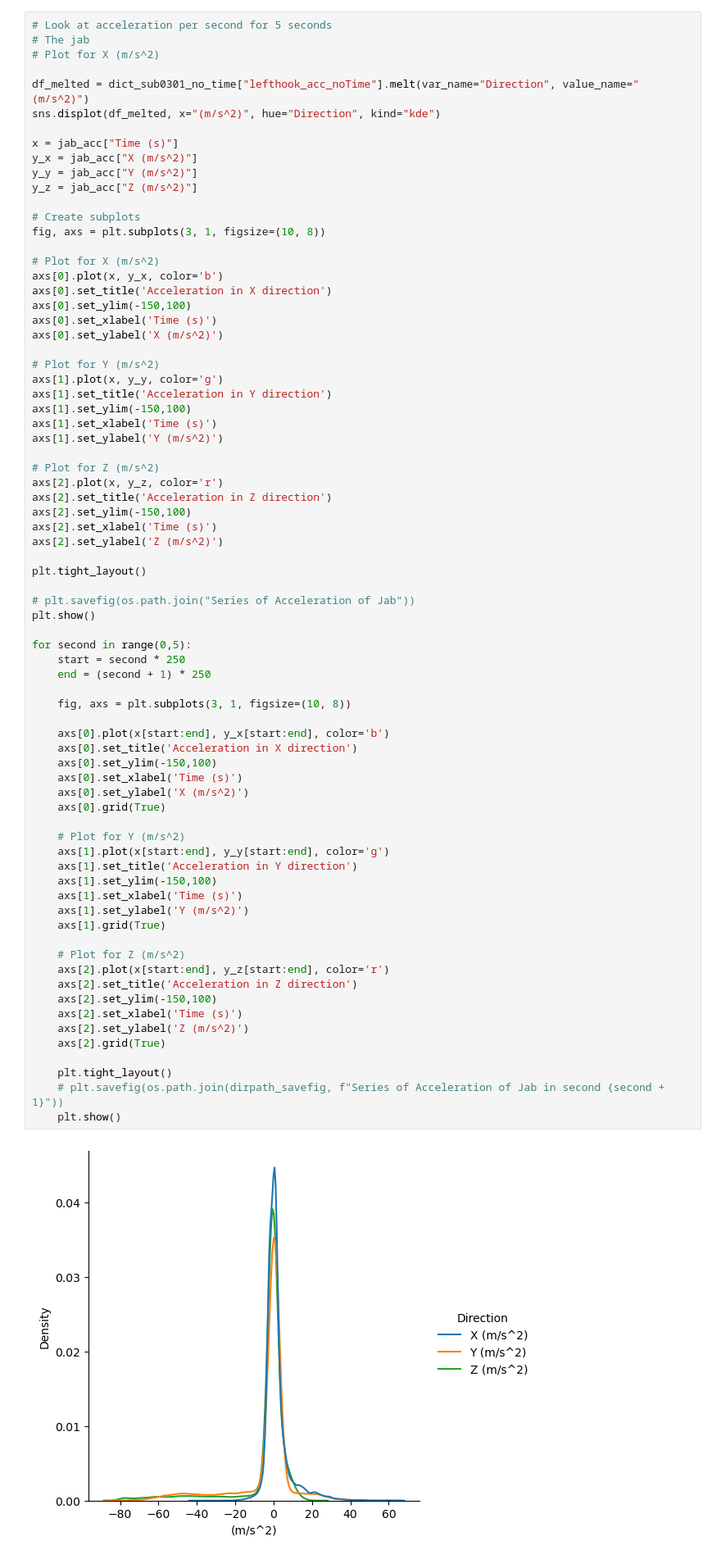
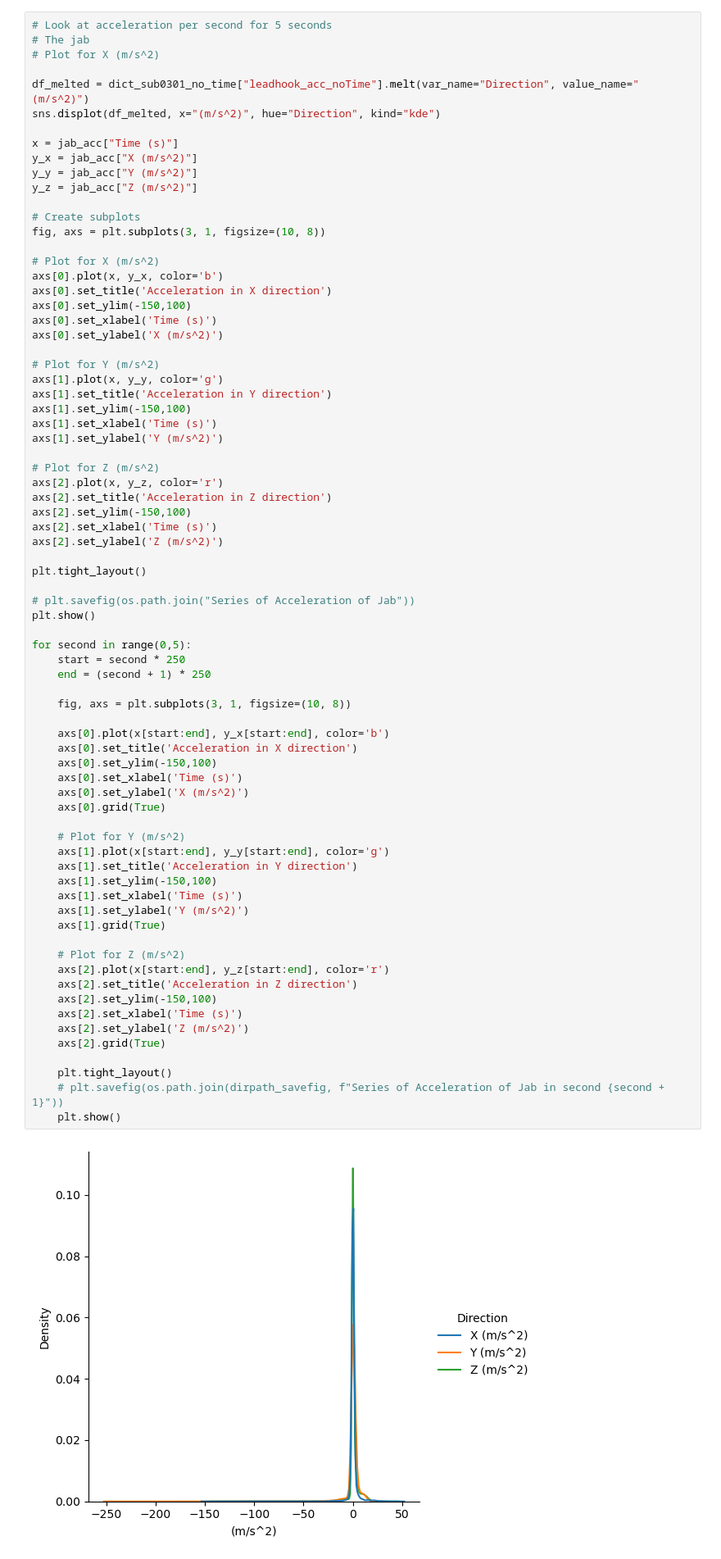
Before and after one commit to BruceLeo99/MLQS-VU-Project-Tyson, a Jupyter notebook: Experimental Boxing data review.ipynb, the cells around one changed output. Shown at 82% size. Drawn from its saved outputs; the diff is of its cells as text.

```diff
--- a/Experimental Boxing data review.ipynb
+++ b/Experimental Boxing data review.ipynb
@@ -343,7 +332,7 @@ for data in dict_sub0301_no_time.keys():
 # The jab
 # Plot for X (m/s^2)
 
-df_melted = dict_sub0301_no_time["lefthook_acc_noTime"].melt(var_name="Direction", value_name="(m/s^2)")
+df_melted = dict_sub0301_no_time["leadhook_acc_noTime"].melt(var_name="Direction", value_name="(m/s^2)")
 sns.displot(df_melted, x="(m/s^2)", hue="Direction", kind="kde")
 
 x = jab_acc["Time (s)"]
@@ -386,34 +375,34 @@ for second in range(0,5):
 
     fig, axs = plt.subplots(3, 1, figsize=(10, 8))
 
     axs[0].plot(x[start:end], y_x[start:end], color='b')
     axs[0].set_title('Acceleration in X direction')
     axs[0].set_ylim(-150,100)
     axs[0].set_xlabel('Time (s)')
     axs[0].set_ylabel('X (m/s^2)')
     axs[0].grid(True)
 
     # Plot for Y (m/s^2)
     axs[1].plot(x[start:end], y_y[start:end], color='g')
     axs[1].set_title('Acceleration in Y direction')
     axs[1].set_ylim(-150,100)
     axs[1].set_xlabel('Time (s)')
     axs[1].set_ylabel('Y (m/s^2)')
     axs[1].grid(True)
 
     # Plot for Z (m/s^2)
     axs[2].plot(x[start:end], y_z[start:end], color='r')
     axs[2].set_title('Acceleration in Z direction')
     axs[2].set_ylim(-150,100)
     axs[2].set_xlabel('Time (s)')
     axs[2].set_ylabel('Z (m/s^2)')
     axs[2].grid(True)
 
     plt.tight_layout()
     # plt.savefig(os.path.join(dirpath_savefig, f"Series of Acceleration of Jab in second {second + 1}"))
     plt.show()
 # %% [output]
-[figure, old version]
+[figure, new version]
 [figure]
 [figure]
 [figure]
```
Also changed, not shown: parts of 21 cells of this notebook, 19 other files.
